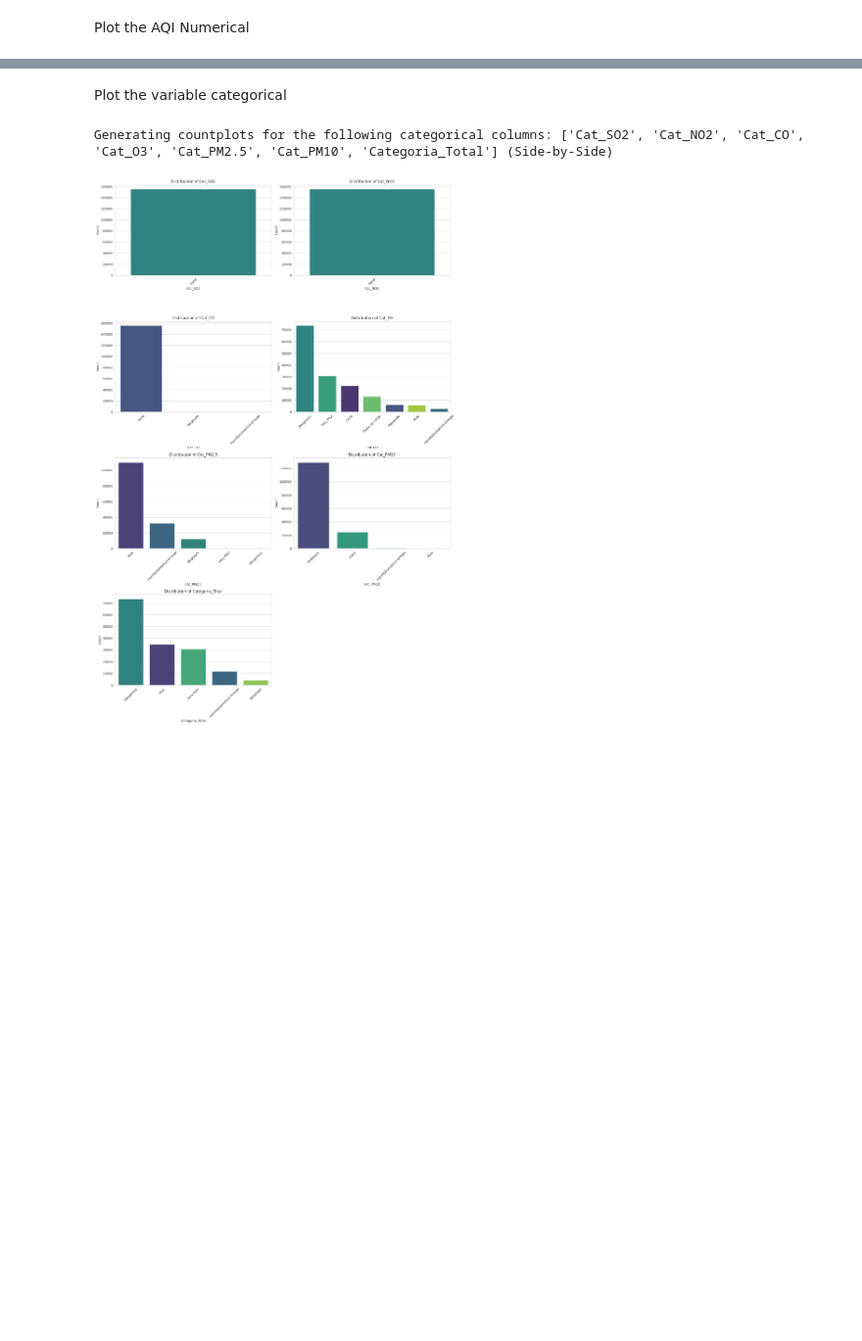
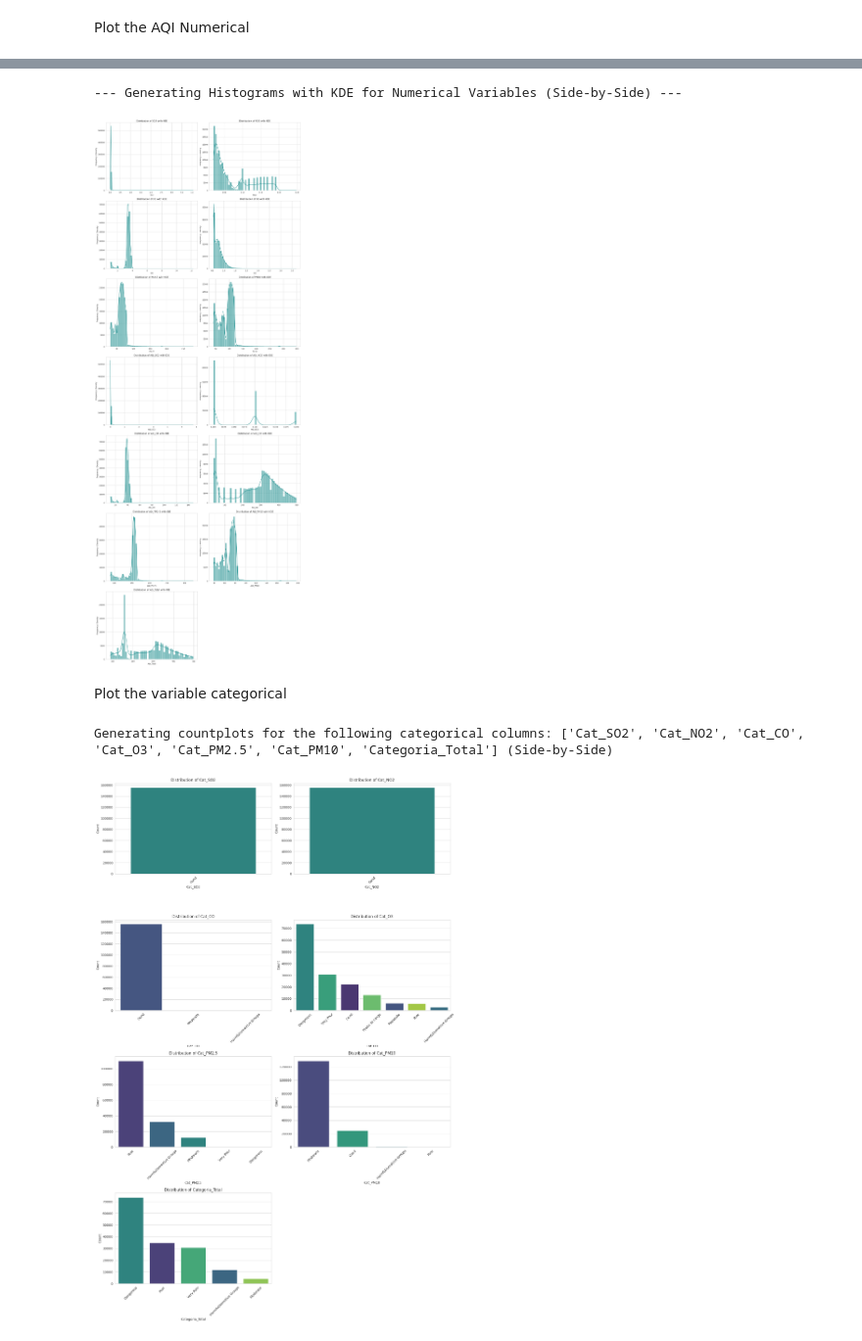
Before and after one commit to flatlalejo1982/Phase-4-Project-Execution, a Jupyter notebook: Phase_4.ipynb, the cells around one changed output, grey strips where cells are left out. Shown at 98% size. Saved outputs shown, nothing was run; the diff lists cells and outputs as text; code cells hidden in the pictures; blank space fills up the shorter version.

```diff
--- a/Phase_4.ipynb
+++ b/Phase_4.ipynb
@@ -210,3 +170,41 @@ Generating histograms for the following numerical columns: ['SO2', 'NO2', 'CO',
+# %%
+import matplotlib.pyplot as plt
+import seaborn as sns
+import math
+
+sns.set_style("whitegrid")
+
+# --- Plots for Numerical Variables (Histogram with KDE) ---
+print("\n--- Generating Histograms with KDE for Numerical Variables (Side-by-Side) ---")
+
+numerical_cols_for_kde = [
+    'SO2', 'NO2', 'CO', 'O3', 'PM2.5', 'PM10',
+    'AQI_SO2', 'AQI_NO2', 'AQI_CO', 'AQI_O3', 'AQI_PM2.5', 'AQI_PM10', 'AQI_Total'
+]
+
+# Determine the number of rows needed for a two-column layout
+num_cols_per_row = 2
+num_plots = len(numerical_cols_for_kde)
+num_rows = math.ceil(num_plots / num_cols_per_row)
+
+fig, axes = plt.subplots(num_rows, num_cols_per_row, figsize=(16, 6 * num_rows))
+axes = axes.flatten() # Flatten the array of axes for easy iteration
+
+for i, col in enumerate(numerical_cols_for_kde):
+    sns.histplot(data=data, x=col, kde=True, bins=50, color='teal', ax=axes[i])
+    axes[i].set_title(f'Distribution of {col} with KDE')
+    axes[i].set_xlabel(col)
+    axes[i].set_ylabel('Frequency / Density')
+
+# Hide any unused subplots
+for j in range(num_plots, len(axes)):
+    fig.delaxes(axes[j])
+
+plt.tight_layout() # Adjust layout to prevent labels from being cut off
+plt.show()
+# %% [output]
+--- Generating Histograms with KDE for Numerical Variables (Side-by-Side) ---
+[figure, added]
 # %% [markdown]
 Plot the variable categorical
 # %%
```
Also changed, not shown: parts of 1 cell of this notebook.
